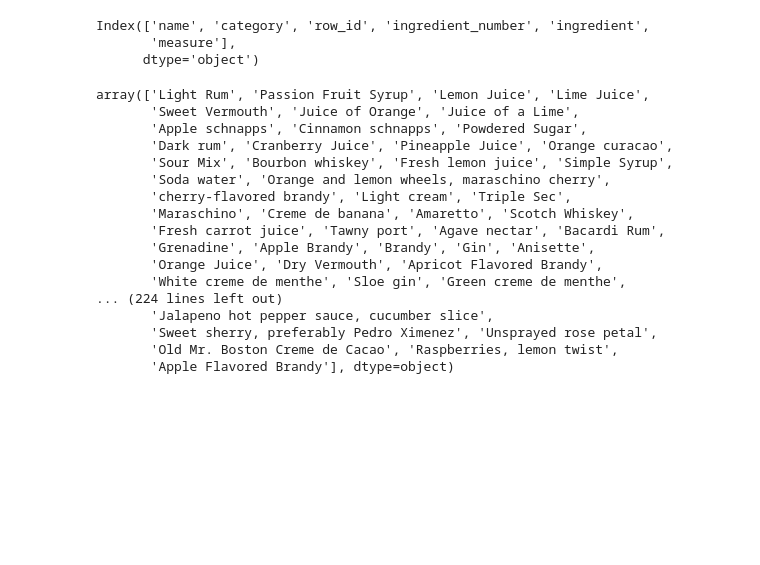
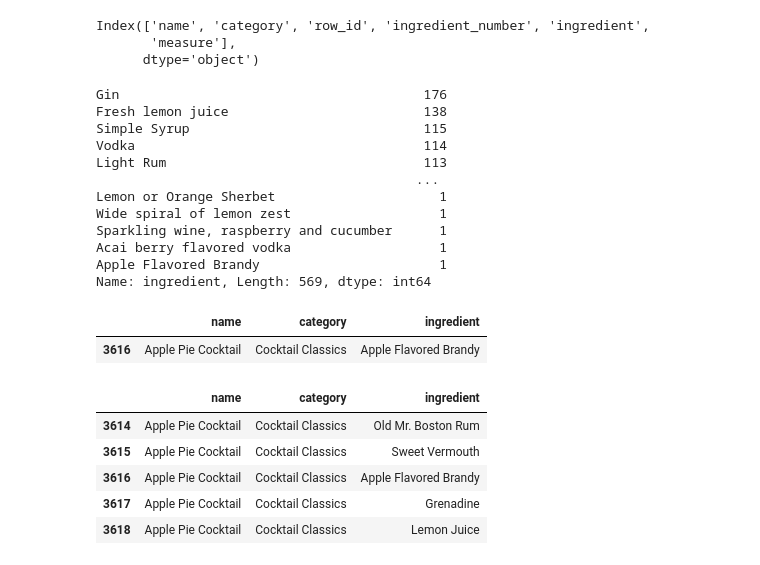
Before and after one commit to aacole3377/cocktail_recommendations, a Jupyter notebook: cleaning.ipynb, the cells around one changed output. Drawn from its saved outputs; the diff is of its cells as text; code cells hidden in the pictures; blank space fills up the shorter version.

```diff
--- a/cleaning.ipynb
+++ b/cleaning.ipynb
@@ -88,26 +91,35 @@ Index(['name', 'category', 'row_id', 'ingredient_number', 'ingredient',
 # %%
 # dropping columns: measure, ingredient number, row_id, category
 df = df.drop(columns=['row_id', 'measure', 'ingredient_number'])
+# %%
+df['ingredient'].value_counts()
+# %% [output]
+Gin                                       176
+Fresh lemon juice                         138
+Simple Syrup                              115
+Vodka                                     114
+Light Rum                                 113
+                                         ...
+Lemon or Orange Sherbet                     1
+Wide spiral of lemon zest                   1
+Sparkling wine, raspberry and cucumber      1
+Acai berry flavored vodka                   1
+Apple Flavored Brandy                       1
+Name: ingredient, Length: 569, dtype: int64
 # %%
-df['ingredient'].unique()
+df[df['ingredient'] == 'Apple Flavored Brandy']
 # %% [output]
-array(['Light Rum', 'Passion Fruit Syrup', 'Lemon Juice', 'Lime Juice',
-       'Sweet Vermouth', 'Juice of Orange', 'Juice of a Lime',
-       'Apple schnapps', 'Cinnamon schnapps', 'Powdered Sugar',
-       'Dark rum', 'Cranberry Juice', 'Pineapple Juice', 'Orange curacao',
-       'Sour Mix', 'Bourbon whiskey', 'Fresh lemon juice', 'Simple Syrup',
-       'Soda water', 'Orange and lemon wheels, maraschino cherry',
-       'cherry-flavored brandy', 'Light cream', 'Triple Sec',
-       'Maraschino', 'Creme de banana', 'Amaretto', 'Scotch Whiskey',
-       'Fresh carrot juice', 'Tawny port', 'Agave nectar', 'Bacardi Rum',
-       'Grenadine', 'Apple Brandy', 'Brandy', 'Gin', 'Anisette',
-       'Orange Juice', 'Dry Vermouth', 'Apricot Flavored Brandy',
-       'White creme de menthe', 'Sloe gin', 'Green creme de menthe',
-... (224 lines left out)
-       'Jalapeno hot pepper sauce, cucumber slice',
-       'Sweet sherry, preferably Pedro Ximenez', 'Unsprayed rose petal',
-       'Old Mr. Boston Creme de Cacao', 'Raspberries, lemon twist',
-       'Apple Flavored Brandy'], dtype=object)
+|  | name | category | ingredient |
+| 3616 | Apple Pie Cocktail | Cocktail Classics | Apple Flavored Brandy |
+# %%
+df[df['name'] == 'Apple Pie Cocktail']
+# %% [output]
+|  | name | category | ingredient |
+| 3614 | Apple Pie Cocktail | Cocktail Classics | Old Mr. Boston Rum |
+| 3615 | Apple Pie Cocktail | Cocktail Classics | Sweet Vermouth |
+| 3616 | Apple Pie Cocktail | Cocktail Classics | Apple Flavored Brandy |
+| 3617 | Apple Pie Cocktail | Cocktail Classics | Grenadine |
+| 3618 | Apple Pie Cocktail | Cocktail Classics | Lemon Juice |
 # %%
 df_onehot = df.groupby('name')['ingredient'].apply(lambda x: '|'.join(x)).str.get_dummies(sep='|')
 df_onehot.corr()
```
Also changed, not shown: parts of 8 cells of this notebook, 3 other files.
